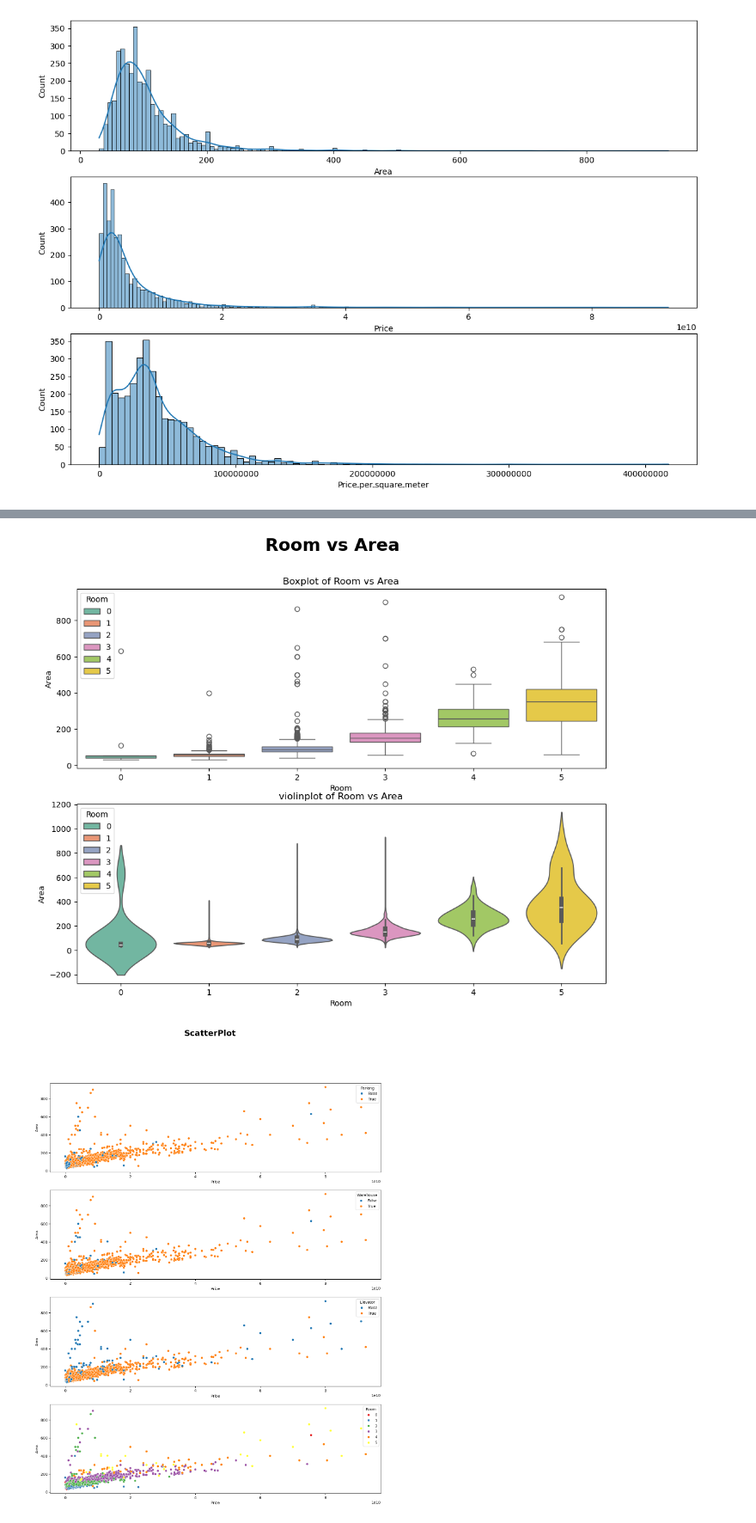
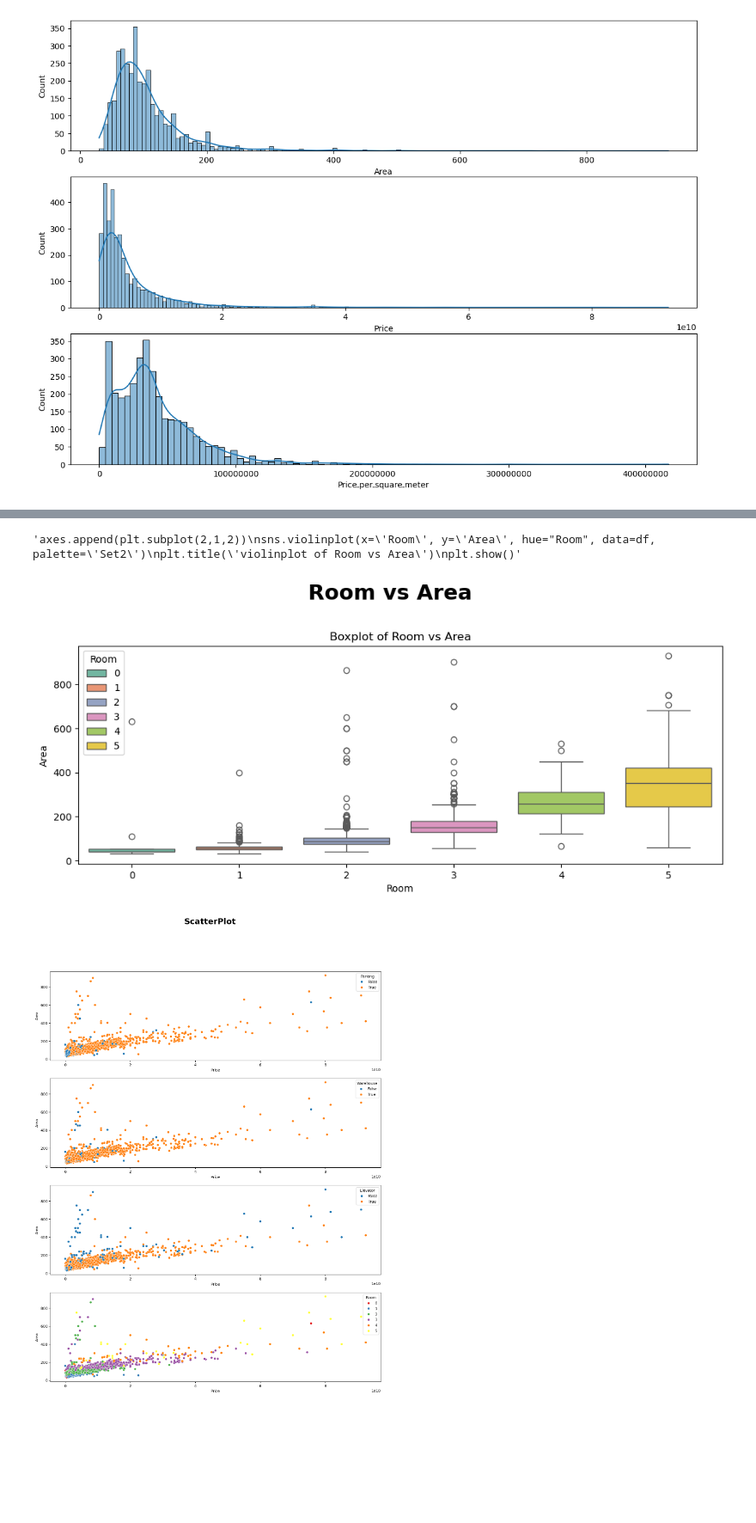
Before and after one commit to Moein1239/HousePrice_Tehran, a Jupyter notebook: Scripts/Houseprice_Tehran.ipynb, the cells around one changed output, grey strips where cells are left out. Shown at 86% size. Cells and saved outputs as stored; diff of their text form; code cells hidden in the pictures; blank space fills up the shorter version.

```diff
--- a/Scripts/Houseprice_Tehran.ipynb
+++ b/Scripts/Houseprice_Tehran.ipynb
@@ -204,18 +208,19 @@ plt.show()
 # %%
 plt.figure(figsize=(12,9))
 plt.suptitle("Room vs Area", fontweight="bold", fontsize=22)
 axes=[]
 
 axes.append(plt.subplot(2,1,1))
 sns.boxplot(x='Room' , y='Area' ,hue='Room' ,data=df ,palette='Set2')
 plt.title('Boxplot of Room vs Area')
 
-axes.append(plt.subplot(2,1,2))
+'''axes.append(plt.subplot(2,1,2))
 sns.violinplot(x='Room', y='Area', hue="Room", data=df, palette='Set2')
 plt.title('violinplot of Room vs Area')
-plt.show()
+plt.show()'''
 # %% [output]
+'axes.append(plt.subplot(2,1,2))\nsns.violinplot(x=\'Room\', y=\'Area\', hue="Room", data=df, palette=\'Set2\')\nplt.title(\'violinplot of Room vs Area\')\nplt.show()'
-[figure, old version]
+[figure, new version]
 # %%
 plt.figure(figsize=(16,20))
 plt.suptitle("ScatterPlot", fontweight="bold", fontsize=22)
```
Also changed, not shown: parts of 13 cells of this notebook, 2 other files.
